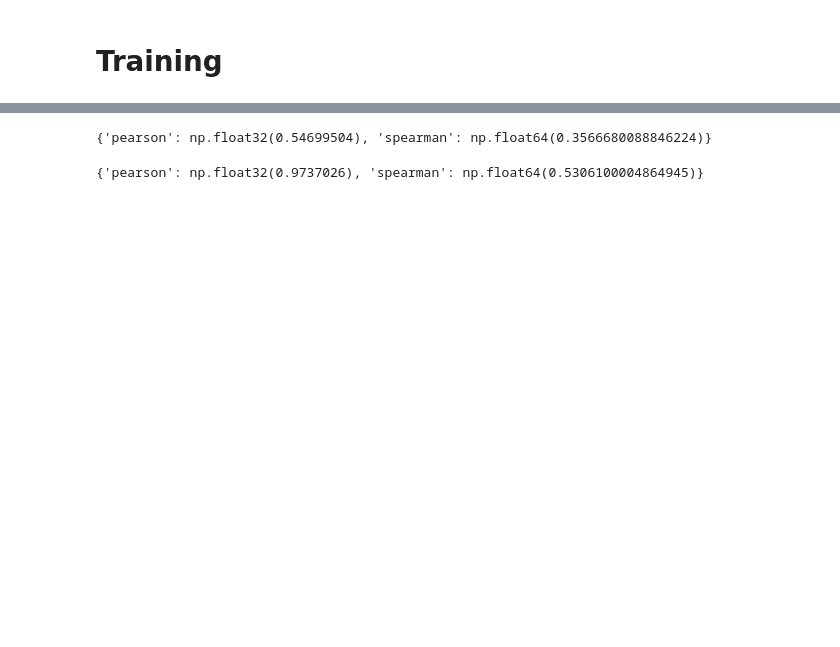
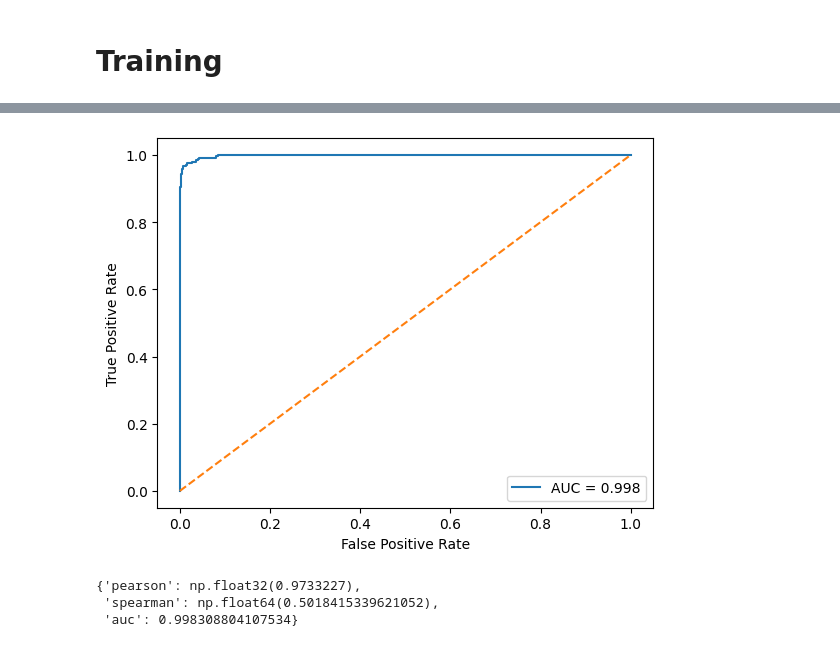
Before and after one commit to vvaza22/compbio-final, a Jupyter notebook: DeepBind_Baseline.ipynb, the cells around one changed output, grey strips where cells are left out. Saved outputs shown, nothing was run; the diff lists cells and outputs as text; code cells hidden in the pictures; blank space fills up the shorter version.

```diff
--- a/DeepBind_Baseline.ipynb
+++ b/DeepBind_Baseline.ipynb
@@ -516,8 +516,7 @@ Loss: 0.2801424890819217
-# %%
-mw.evaluate(x_test, y_test)
-# %% [output]
-{'pearson': np.float32(0.54699504), 'spearman': np.float64(0.3566680088846224)}
 # %%
-mw.evaluate(x_train, y_train)
+mw.evaluate(x_train, y_train, label_train)
 # %% [output]
+[figure, added]
-{'pearson': np.float32(0.9737026), 'spearman': np.float64(0.5306100004864945)}
+{'pearson': np.float32(0.9733227),
+ 'spearman': np.float64(0.5018415339621052),
+ 'auc': 0.998308804107534}
```
Also changed, not shown: parts of 8 cells of this notebook.
